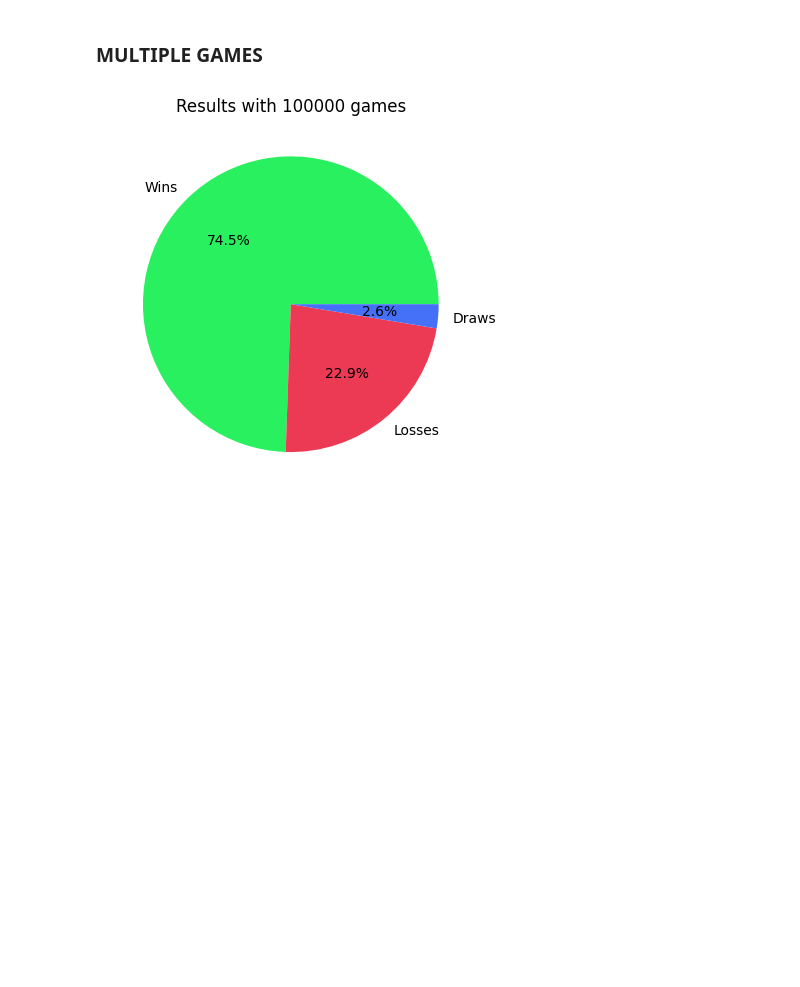
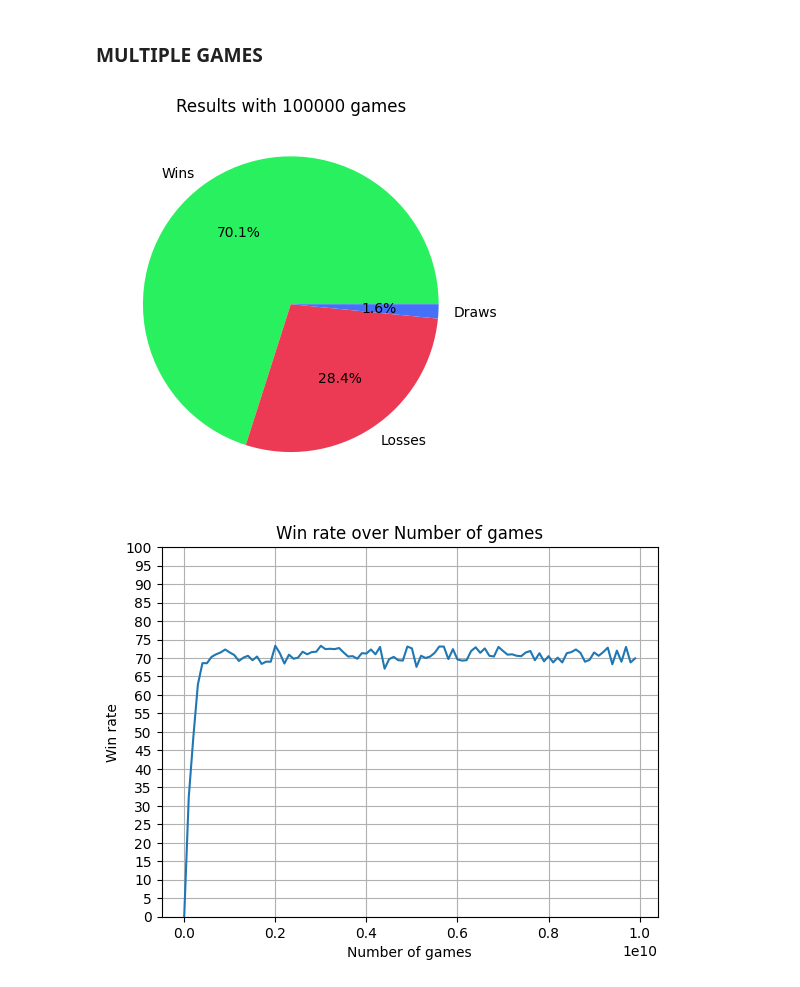
Before and after one commit to andrea-ga/computational-intelligence, a Jupyter notebook: labs/lab10/lab10.ipynb, the cells around one changed output. Drawn from its saved outputs; the diff is of its cells as text; code cells hidden in the pictures; blank space fills up the shorter version.

Commit message:
[lab10] Add win rate over number of games graph

```diff
--- a/labs/lab10/lab10.ipynb
+++ b/labs/lab10/lab10.ipynb
@@ -282,15 +304,37 @@ XX.
 # %%
 Q_table = defaultdict(list)
 counter_w = 0
 counter_l = 0
 iterations = 100_000
+it_step = 1_000
+history = []
+time = []
 
-for _ in tqdm(range(iterations)):
+for i in tqdm(range(iterations)):
     winner, trajectory =  rl2_game(Q_table)
     if winner == 2:
         counter_w += 1
     elif winner == 1:
         counter_l += 1
+
+    if i % it_step == 0:
+        act_counter = counter_w
+        for w in history:
+            act_counter -= w
+
+        history.append(act_counter)
+        time.append((i+1) * iterations)
+
 draw_pie_chart(counter_w, counter_l, iterations - counter_w - counter_l, f"Results with {iterations} games")
+
+plt.plot(time, [h*100/it_step for h in history])
+plt.title("Win rate over Number of games")
+plt.xlabel("Number of games")
+plt.ylabel("Win rate")
+plt.ylim(0, 100)
+plt.yticks(range(0, 101, 5))
+plt.grid(True)
+plt.show()
 # %% [output]
-[figure, old version]
+[figure, new version]
+[figure, added]
```
Also changed, not shown: parts of 3 cells of this notebook.
